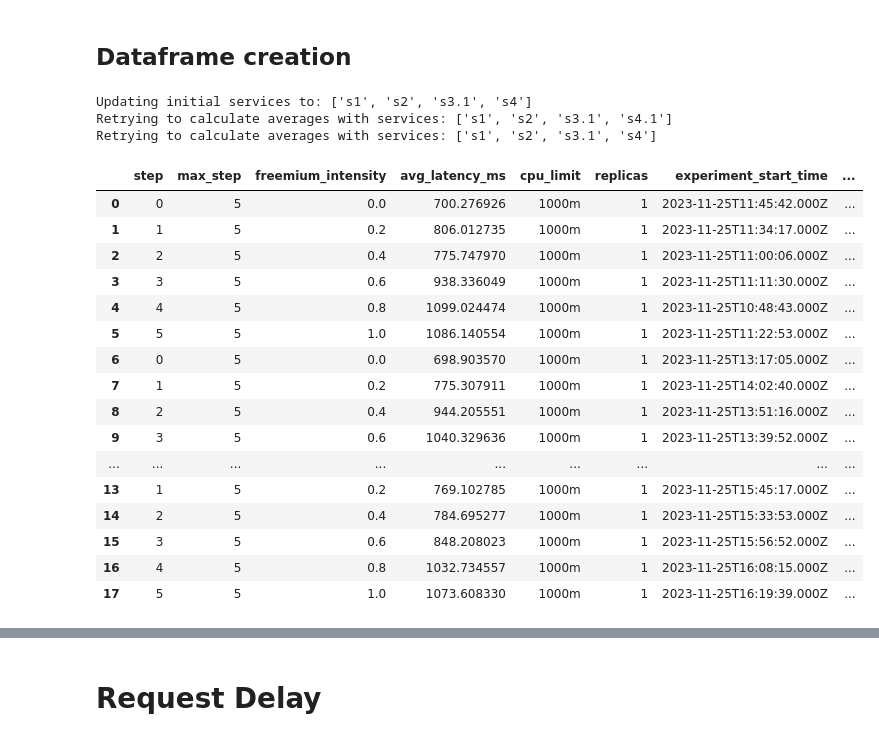
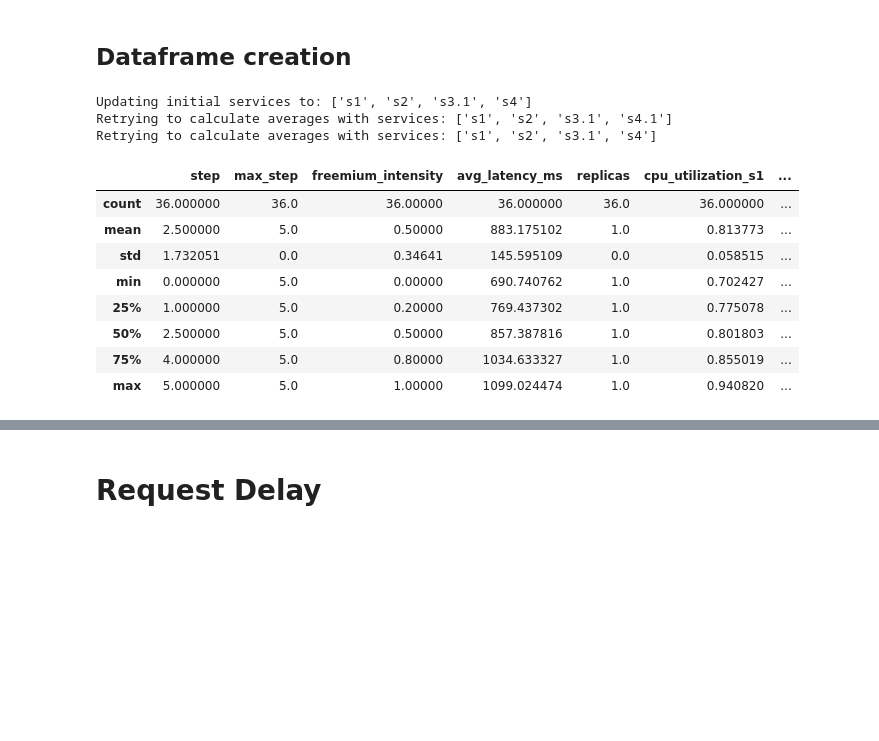
Before and after one commit to wmeijer221/muBench-experiment, a Jupyter notebook: gssi_experiment/pipes_and_filters/pipes_and_filters_joint/analysis_singular_1cpu.ipynb, the cells around one changed output, grey strips where cells are left out. Cells and saved outputs as stored; diff of their text form; code cells hidden in the pictures; blank space fills up the shorter version.

```diff
--- a/gssi_experiment/pipes_and_filters/pipes_and_filters_joint/analysis_singular_1cpu.ipynb
+++ b/gssi_experiment/pipes_and_filters/pipes_and_filters_joint/analysis_singular_1cpu.ipynb
@@ -41,24 +40,10 @@ TIMEFORMAT_2 = "%Y-%m-%d %H:%M:%S"
 
 service_cols = ["s1", "s2", "s3", "s4"]
 
-
-def is_1cpu_experiment(experiment_folder: str) -> bool:
-    # HACK: this is super hacky.
-    path = experiment_folder[len(base_path) :]
-    chunks = path.split("/")
-    exp_name = chunks[1]
-    chunks = exp_name.split("_")
-    exp_index = int(chunks[1])
-    return exp_index % 2 == 0
-
-
 def get_data_points() -> typing.Iterator:
     for experiment_folder in util.iterate_through_nested_folders(
         base_path, max_depth=2
     ):
-        if not is_1cpu_experiment(experiment_folder):
-            continue
-
         # Calculates delay data
         mubench_file = f"{experiment_folder}/mubench_results.csv"
         exp_df = pd.read_csv(mubench_file, header=0)
@@ -68,6 +53,12 @@ def get_data_points() -> typing.Iterator:
         meta_path = f"{experiment_folder}/metadata.json"
         with open(meta_path, "r", encoding="utf-8") as meta_file:
             metadata = json.loads(meta_file.read())
+
+        # Filters out non-1CPU entries.
+        shared_cpu_limit = metadata["cmd_arguments"]["shared_cpu_limits"]
+        if shared_cpu_limit != '1000m':
+            continue
+
         cpu_limit = metadata["cmd_arguments"]["cpu_limit"]
         replicas = metadata["cmd_arguments"]["replicas"]
         max_steps = metadata["cmd_arguments"]["simulation_steps"]
@@ -88,6 +79,7 @@ def get_data_points() -> typing.Iterator:
             intensity,
             avg_latency,
             cpu_limit,
+            shared_cpu_limit,
             replicas,
             metadata["start_time"],
             metadata["end_time"],
@@ -98,49 +90,42 @@ def get_data_points() -> typing.Iterator:
 
 cols = [
     "step",
     "max_step",
     intensity_key,
     "avg_latency_ms",
     "cpu_limit",
+    'shared_cpu_limit',
     "replicas",
     "experiment_start_time",
     "experiment_end_time",
 ]
 cpu_util_format = "cpu_utilization_{service}"
 cpu_columns = [cpu_util_format.format(service=service) for service in service_cols]
 cols.extend(cpu_columns)
 
 data_points = get_data_points()
 
 df = pd.DataFrame(data_points, columns=cols)
 
 old_df_len = len(df)
 df = df.dropna()
 new_df_len = len(df)
 if new_df_len != old_df_len:
     print("!!!SOME ROWS WERE REMOVED BECAUSE THEY ARE NAN!!!")
     print(f"The row count was {old_df_len} and now is {new_df_len}.")
 
-df
+df.describe()
 # %% [output]
 Updating initial services to: ['s1', 's2', 's3.1', 's4']
 Retrying to calculate averages with services: ['s1', 's2', 's3.1', 's4.1']
 Retrying to calculate averages with services: ['s1', 's2', 's3.1', 's4']
-|  | step | max_step | freemium_intensity | avg_latency_ms | cpu_limit | replicas | experiment_start_time | ... |
-| 0 | 0 | 5 | 0.0 | 700.276926 | 1000m | 1 | 2023-11-25T11:45:42.000Z | ... |
-| 1 | 1 | 5 | 0.2 | 806.012735 | 1000m | 1 | 2023-11-25T11:34:17.000Z | ... |
-| 2 | 2 | 5 | 0.4 | 775.747970 | 1000m | 1 | 2023-11-25T11:00:06.000Z | ... |
-| 3 | 3 | 5 | 0.6 | 938.336049 | 1000m | 1 | 2023-11-25T11:11:30.000Z | ... |
-| 4 | 4 | 5 | 0.8 | 1099.024474 | 1000m | 1 | 2023-11-25T10:48:43.000Z | ... |
-| 5 | 5 | 5 | 1.0 | 1086.140554 | 1000m | 1 | 2023-11-25T11:22:53.000Z | ... |
-| 6 | 0 | 5 | 0.0 | 698.903570 | 1000m | 1 | 2023-11-25T13:17:05.000Z | ... |
-| 7 | 1 | 5 | 0.2 | 775.307911 | 1000m | 1 | 2023-11-25T14:02:40.000Z | ... |
-| 8 | 2 | 5 | 0.4 | 944.205551 | 1000m | 1 | 2023-11-25T13:51:16.000Z | ... |
-| 9 | 3 | 5 | 0.6 | 1040.329636 | 1000m | 1 | 2023-11-25T13:39:52.000Z | ... |
-| ... | ... | ... | ... | ... | ... | ... | ... | ... |
-| 13 | 1 | 5 | 0.2 | 769.102785 | 1000m | 1 | 2023-11-25T15:45:17.000Z | ... |
-| 14 | 2 | 5 | 0.4 | 784.695277 | 1000m | 1 | 2023-11-25T15:33:53.000Z | ... |
-| 15 | 3 | 5 | 0.6 | 848.208023 | 1000m | 1 | 2023-11-25T15:56:52.000Z | ... |
-| 16 | 4 | 5 | 0.8 | 1032.734557 | 1000m | 1 | 2023-11-25T16:08:15.000Z | ... |
-| 17 | 5 | 5 | 1.0 | 1073.608330 | 1000m | 1 | 2023-11-25T16:19:39.000Z | ... |
+|  | step | max_step | freemium_intensity | avg_latency_ms | replicas | cpu_utilization_s1 | ... |
+| count | 36.000000 | 36.0 | 36.00000 | 36.000000 | 36.0 | 36.000000 | ... |
+| mean | 2.500000 | 5.0 | 0.50000 | 883.175102 | 1.0 | 0.813773 | ... |
+| std | 1.732051 | 0.0 | 0.34641 | 145.595109 | 0.0 | 0.058515 | ... |
+| min | 0.000000 | 5.0 | 0.00000 | 690.740762 | 1.0 | 0.702427 | ... |
+| 25% | 1.000000 | 5.0 | 0.20000 | 769.437302 | 1.0 | 0.775078 | ... |
+| 50% | 2.500000 | 5.0 | 0.50000 | 857.387816 | 1.0 | 0.801803 | ... |
+| 75% | 4.000000 | 5.0 | 0.80000 | 1034.633327 | 1.0 | 0.855019 | ... |
+| max | 5.000000 | 5.0 | 1.00000 | 1099.024474 | 1.0 | 0.940820 | ... |
 # %%
```
Also changed, not shown: parts of 24 cells of this notebook, 6 other files.
